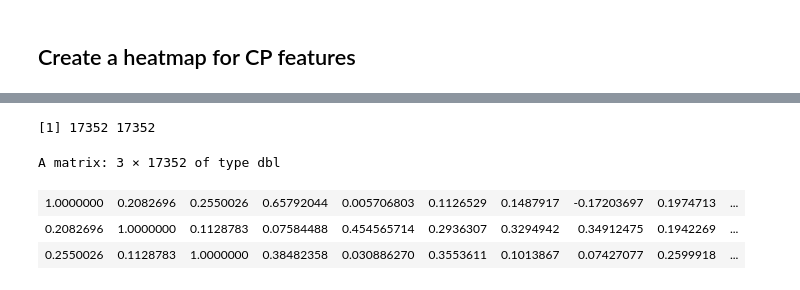
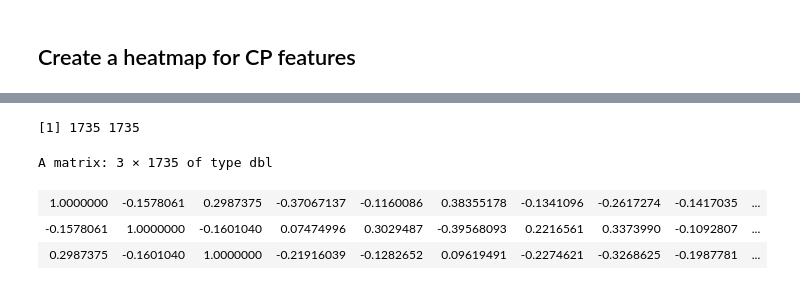
Before and after one commit to gwaybio/CFReT_data, a Jupyter notebook: 4.analyze-data/notebooks/heatmap/single-cell-heatmap.ipynb, the cells around one changed output, grey strips where cells are left out. Saved outputs shown, nothing was run; the diff lists cells and outputs as text; code cells hidden in the pictures.

```diff
--- a/4.analyze-data/notebooks/heatmap/single-cell-heatmap.ipynb
+++ b/4.analyze-data/notebooks/heatmap/single-cell-heatmap.ipynb
@@ -26,8 +5,17 @@ suppressPackageStartupMessages(library(ComplexHeatmap))
 suppressPackageStartupMessages(library(dplyr))
 # %%
 # Set paths and constants
+set.seed(1234)
+sample_cell_frac = 0.1
+
 plate_to_focus <- "localhost220513100001_KK22-05-198_FactinAdjusted"
-input_data_dir <- file.path("..", "..", "..", "3.process-cfret-features", "data")
+
+# input_data_dir <- file.path("..", "..", "..", "3.process-cfret-features", "data")
+input_data_dir <- file.path("..", "UMAP", "temp")
+file_suffix <- "_sc_norm_fs_cellprofiler.csv.gz_dropna.csv.gz"
+cp_file <- file.path(
+    input_data_dir, paste0(plate_to_focus, file_suffix)
+)
 
 output_figure_dir <- "figures"
 cp_heatmap_file_noext <- file.path(output_figure_dir, "cp_complex_heatmap")
@@ -80,5 +62,0 @@ A tibble: 3 × 629
-# %%
-# Split metadata and feature data
-cp_metadata_df <- cp_df %>% dplyr::select(tidyr::starts_with("Metadata"))
-cp_meta_cols <- colnames(cp_metadata_df)
-cp_df <- cp_df %>% dplyr::select(-!!cp_meta_cols)
@@ -85,13 +92,24 @@ cp_df <- cp_df %>% dplyr::select(-!!cp_meta_cols)
+# %%
+# Randomly sample cells
+# Split metadata and feature data
+cp_feature_df <- cp_df %>%
+    dplyr::sample_frac(sample_cell_frac)
+
+cp_metadata_df <- cp_feature_df %>%
+    dplyr::select(tidyr::starts_with("Metadata"))
+cp_meta_cols <- colnames(cp_metadata_df)
+
+cp_feature_df <- cp_feature_df %>% dplyr::select(-!!cp_meta_cols)
 # %%
 # Calculate correlation matrix from feature data
-cp_cor_matrix <- t(cp_df) %>% cor()
+cp_cor_matrix <- t(cp_feature_df) %>% cor()
 
 print(dim(cp_cor_matrix))
 head(cp_cor_matrix, 3)
 # %% [output]
-[1] 17352 17352
+[1] 1735 1735
-A matrix: 3 × 17352 of type dbl
+A matrix: 3 × 1735 of type dbl
-| 1.0000000 | 0.2082696 | 0.2550026 | 0.65792044 | 0.005706803 | 0.1126529 | 0.1487917 | -0.17203697 | 0.1974713 | ... |
-| 0.2082696 | 1.0000000 | 0.1128783 | 0.07584488 | 0.454565714 | 0.2936307 | 0.3294942 | 0.34912475 | 0.1942269 | ... |
-| 0.2550026 | 0.1128783 | 1.0000000 | 0.38482358 | 0.030886270 | 0.3553611 | 0.1013867 | 0.07427077 | 0.2599918 | ... |
+| 1.0000000 | -0.1578061 | 0.2987375 | -0.37067137 | -0.1160086 | 0.38355178 | -0.1341096 | -0.2617274 | -0.1417035 | ... |
+| -0.1578061 | 1.0000000 | -0.1601040 | 0.07474996 | 0.3029487 | -0.39568093 | 0.2216561 | 0.3373990 | -0.1092807 | ... |
+| 0.2987375 | -0.1601040 | 1.0000000 | -0.21916039 | -0.1282652 | 0.09619491 | -0.2274621 | -0.3268625 | -0.1987781 | ... |
 # %%
```
Also changed, not shown: parts of 7 cells of this notebook, 1 other file.
